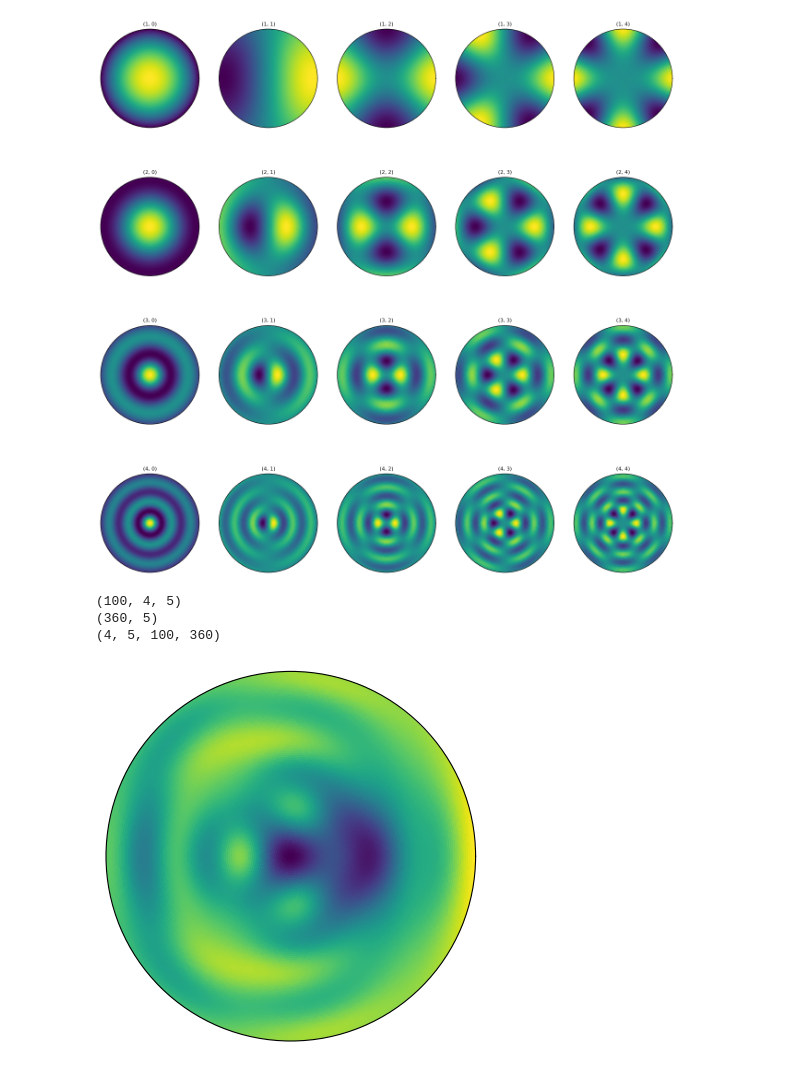
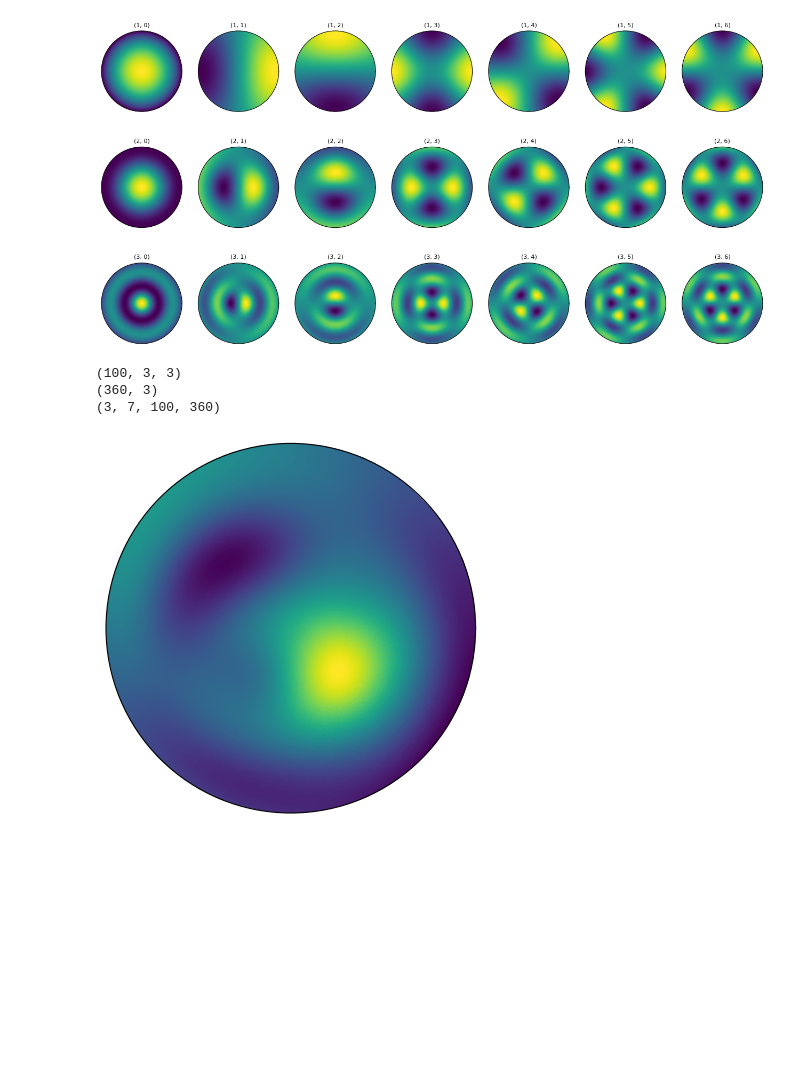
Before and after one commit to ColinKohler/fourier_value_functions, a Jupyter notebook: notebooks/PolarFourierTransform.ipynb, the cells around one changed output. Drawn from its saved outputs; the diff is of its cells as text; code cells hidden in the pictures; blank space fills up the shorter version.

```diff
--- a/notebooks/PolarFourierTransform.ipynb
+++ b/notebooks/PolarFourierTransform.ipynb
@@ -23,8 +28,8 @@ def R(r, M, N, a):
         R.append(ns)
     return R
 # %%
-M = 5
-N = 4
+M = 3
+N = 3
 a=1
 
 phis = np.linspace(0,2*np.pi, 360)
@@ -57,16 +62,15 @@ def Psi(n, m, a, r, phi):
     #Phi = 1 / np.sqrt(2*np.pi) * np.exp(1j * m * phi)
     Phi = Psi_basis(m, phi)
     if m == 0:
-        return R.reshape(100,1) @ Phi[0].reshape(1,360)
+        return [R.reshape(100,1) @ Phi[0].reshape(1,360)]
     else:
-        return R.reshape(100,1) @ Phi[0].reshape(1,360), R.reshape(100,1) @ Phi[1].reshape(1,360)
+        return [R.reshape(100,1) @ Phi[0].reshape(1,360), R.reshape(100,1) @ Phi[1].reshape(1,360)]
 
 basis = []
 for n in range(1,N+1):
     b = list()
-    for m in range(M):
+    for m in range(M+1):
         b.extend(Psi(n,m,a,radii,phis))
-    print(b)
     basis.append(b)
 basis = np.array(basis)
 print(basis.shape)
@@ -92,28 +79,28 @@ ValueError: setting an array element with a sequence. The requested array has an
 # %%
-fig, ax = plt.subplots(ncols=M, nrows=N, subplot_kw={'projection': 'polar'}, figsize=(16,16))
+fig, ax = plt.subplots(ncols=M*2+1, nrows=N, subplot_kw={'projection': 'polar'}, figsize=(16,8))
 for n in range(N):
-    for m in range(M):
+    for m in range(M*2+1):
         #psi = radii_basis[:,n,m].reshape(100,1) @ phi_basis[:,m].reshape(1,360)
 
         ax[n][m].pcolormesh(phis,radii,basis[n,m].real)
         ax[n][m].grid(False)
         ax[n][m].set_yticklabels([])
         ax[n][m].set_xticklabels([])
         ax[n][m].set_title(f"({n+1}, {m})", fontsize=8)
 plt.show()
 # %% [output]
-[figure, old version]
+[figure, new version]
 # %%
 print(radii_basis.shape)
 print(phi_basis.shape)
 print(basis.shape)
 # %% [output]
-(100, 4, 5)
-(360, 5)
-(4, 5, 100, 360)
+(100, 3, 3)
+(360, 3)
+(3, 7, 100, 360)
 # %%
-coeffs = np.random.uniform(-1,1,size=(1, N, M))
-f = np.einsum("inm,nmt->t", coeffs, basis.reshape(N,M,-1))
+coeffs = np.random.uniform(-10,10,size=(1, N, M*2+1))
+f = np.einsum("inm,nmt->t", coeffs, basis.reshape(N,M*2+1,-1))
 
 fig, ax = plt.subplots(subplot_kw={'projection': 'polar'})
 ax.pcolormesh(phis,radii,f.real.reshape(100,360))
@@ -122,7 +109,7 @@ ax.set_yticklabels([])
 ax.set_xticklabels([])
 plt.show()
 # %% [output]
-[figure, old version]
+[figure, new version]
 # %%
 def Psi_basis(m, theta):
     if m == 0:
```
Also changed, not shown: parts of 8 cells of this notebook, 7 other files.
